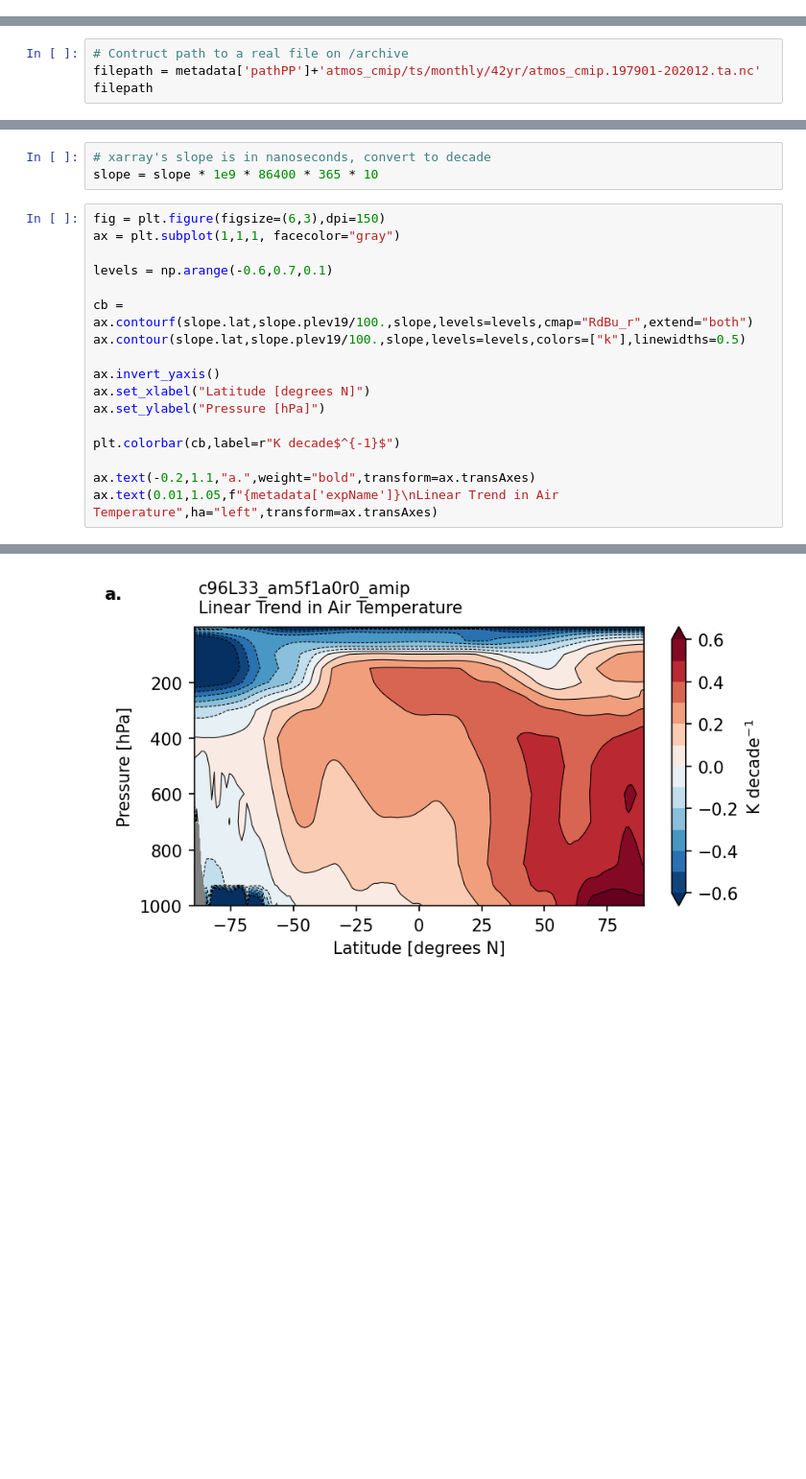
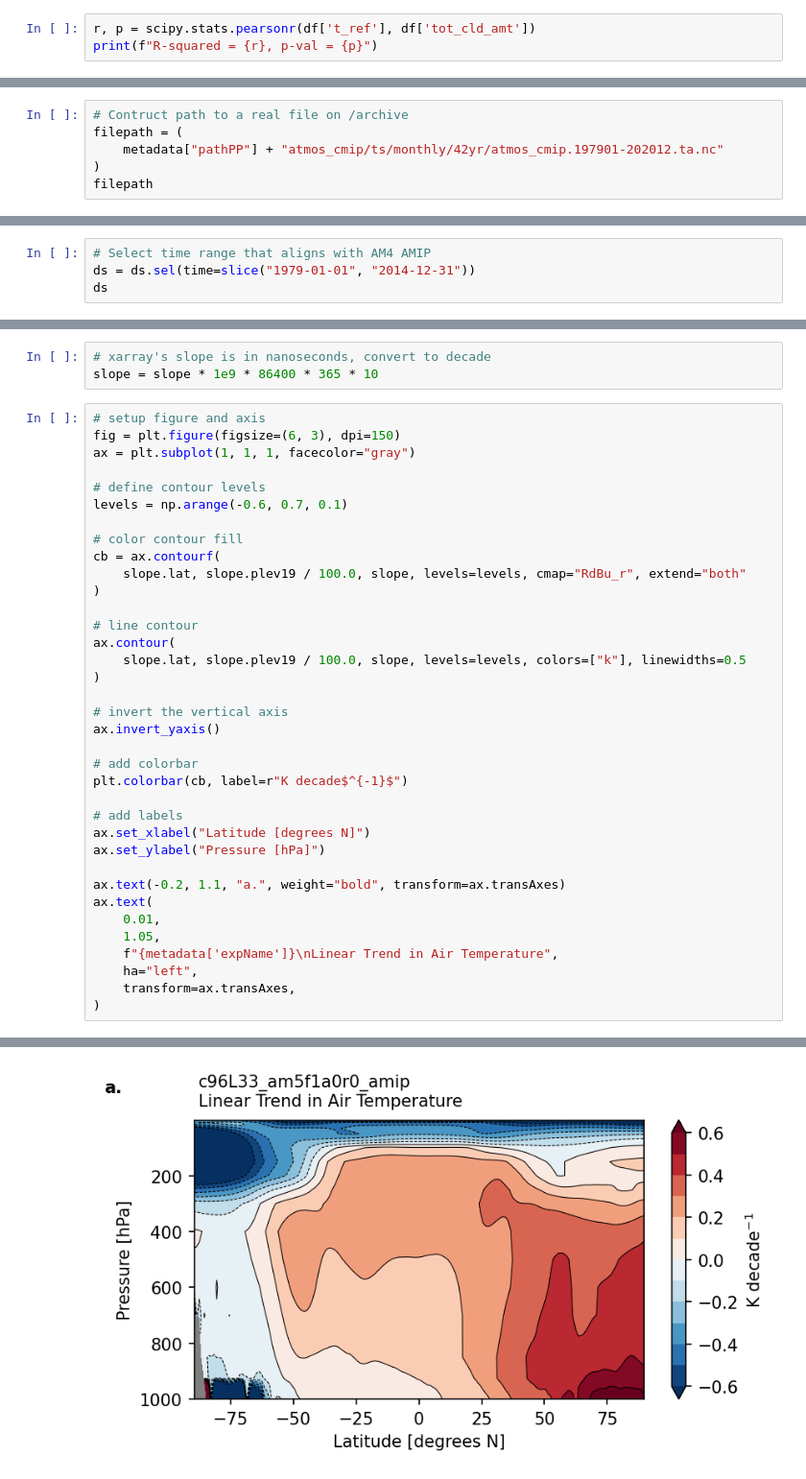
Before and after one commit to jkrasting/doralite, a Jupyter notebook: examples/am5dt_example.ipynb, the cells around one changed output, grey strips where cells are left out. Shown: that part at 96% size. Saved outputs shown, nothing was run; the diff lists cells and outputs as text; blank space fills up the shorter version.

```diff
--- a/examples/am5dt_example.ipynb
+++ b/examples/am5dt_example.ipynb
@@ -104,3 +105,6 @@ sns.regplot(x='t_ref', y='tot_cld_amt', marker="+", data=df)
 # %% [output]
 <Axes: xlabel='t_ref', ylabel='tot_cld_amt'>
 [figure]
+# %%
+r, p = scipy.stats.pearsonr(df['t_ref'], df['tot_cld_amt'])
+print(f"R-squared = {r}, p-val = {p}")
@@ -137,7 +143,9 @@ metadata['pathPP']
 '/archive/David.Paynter/am5/am5f1a0r0/c96L33_am5f1a0r0_amip/gfdl.ncrc3-intel21-prod-openmp/pp/'
 # %%
 # Contruct path to a real file on /archive
-filepath = metadata['pathPP']+'atmos_cmip/ts/monthly/42yr/atmos_cmip.197901-202012.ta.nc'
+filepath = (
+    metadata["pathPP"] + "atmos_cmip/ts/monthly/42yr/atmos_cmip.197901-202012.ta.nc"
+)
 filepath
 # %% [output]
 '/archive/David.Paynter/am5/am5f1a0r0/c96L33_am5f1a0r0_amip/gfdl.ncrc3-intel21-prod-openmp/pp/atmos_cmip/ts/monthly/42yr/atmos_cmip.197901-202012.ta.nc'
@@ -166,3 +174,7 @@ Data variables:
     hostname:              pp031
     history:               fregrid --standard_dimension --input_mosaic C96_mo...
     external_variables:    area
+# %%
+# Select time range that aligns with AM4 AMIP
+ds = ds.sel(time=slice("1979-01-01", "2014-12-31"))
+ds
@@ -197,22 +227,41 @@ slope = fitted.polyfit_coefficients[0]
 # xarray's slope is in nanoseconds, convert to decade
 slope = slope * 1e9 * 86400 * 365 * 10
 # %%
-fig = plt.figure(figsize=(6,3),dpi=150)
-ax = plt.subplot(1,1,1, facecolor="gray")
+# setup figure and axis
+fig = plt.figure(figsize=(6, 3), dpi=150)
+ax = plt.subplot(1, 1, 1, facecolor="gray")
 
-levels = np.arange(-0.6,0.7,0.1)
+# define contour levels
+levels = np.arange(-0.6, 0.7, 0.1)
 
-cb = ax.contourf(slope.lat,slope.plev19/100.,slope,levels=levels,cmap="RdBu_r",extend="both")
-ax.contour(slope.lat,slope.plev19/100.,slope,levels=levels,colors=["k"],linewidths=0.5)
+# color contour fill
+cb = ax.contourf(
+    slope.lat, slope.plev19 / 100.0, slope, levels=levels, cmap="RdBu_r", extend="both"
+)
 
+# line contour
+ax.contour(
+    slope.lat, slope.plev19 / 100.0, slope, levels=levels, colors=["k"], linewidths=0.5
+)
+
+# invert the vertical axis
 ax.invert_yaxis()
+
+# add colorbar
+plt.colorbar(cb, label=r"K decade$^{-1}$")
+
+# add labels
 ax.set_xlabel("Latitude [degrees N]")
 ax.set_ylabel("Pressure [hPa]")
 
-plt.colorbar(cb,label=r"K decade$^{-1}$")
-
-ax.text(-0.2,1.1,"a.",weight="bold",transform=ax.transAxes)
-ax.text(0.01,1.05,f"{metadata['expName']}\nLinear Trend in Air Temperature",ha="left",transform=ax.transAxes)
+ax.text(-0.2, 1.1, "a.", weight="bold", transform=ax.transAxes)
+ax.text(
+    0.01,
+    1.05,
+    f"{metadata['expName']}\nLinear Trend in Air Temperature",
+    ha="left",
+    transform=ax.transAxes,
+)
 # %% [output]
 Text(0.01, 1.05, 'c96L33_am5f1a0r0_amip\nLinear Trend in Air Temperature')
-[figure, old version]
+[figure, new version]
```
Also changed, not shown: parts of 14 cells of this notebook.
